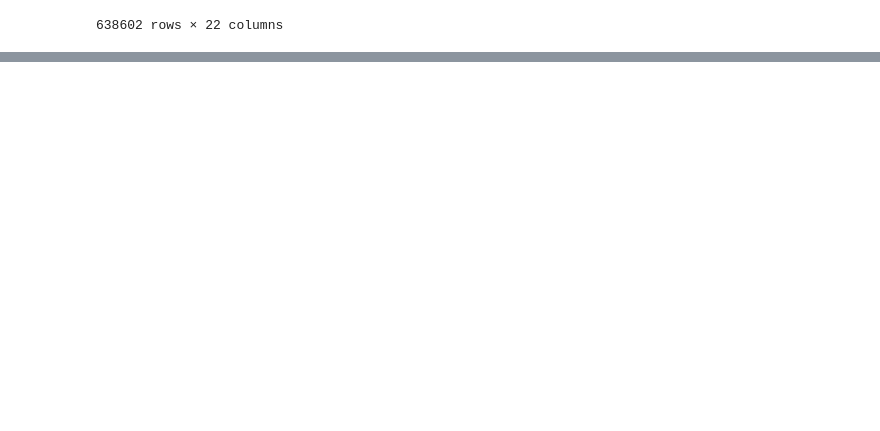
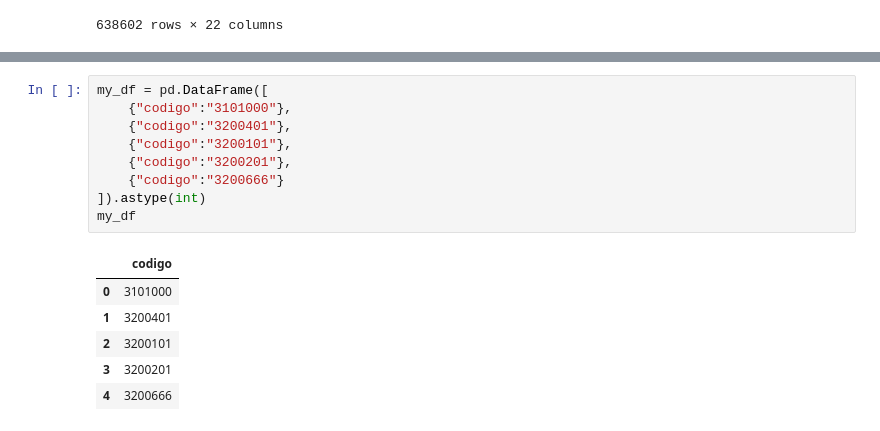
Before and after one commit to Kolozuz/data-analysis-seti-2024, a Jupyter notebook: test.ipynb, the cells around one changed output, grey strips where cells are left out. Saved outputs shown, nothing was run; the diff lists cells and outputs as text; blank space fills up the shorter version.

```diff
--- a/test.ipynb
+++ b/test.ipynb
@@ -211,0 +251,16 @@ dtype: object
+# %%
+my_df = pd.DataFrame([
+    {"codigo":"3101000"},
+    {"codigo":"3200401"},
+    {"codigo":"3200101"},
+    {"codigo":"3200201"},
+    {"codigo":"3200666"}
+]).astype(int)
+my_df
+# %% [output]
+|  | codigo |
+| 0 | 3101000 |
+| 1 | 3200401 |
+| 2 | 3200101 |
+| 3 | 3200201 |
+| 4 | 3200666 |
```
Also changed, not shown: parts of 8 cells of this notebook.
